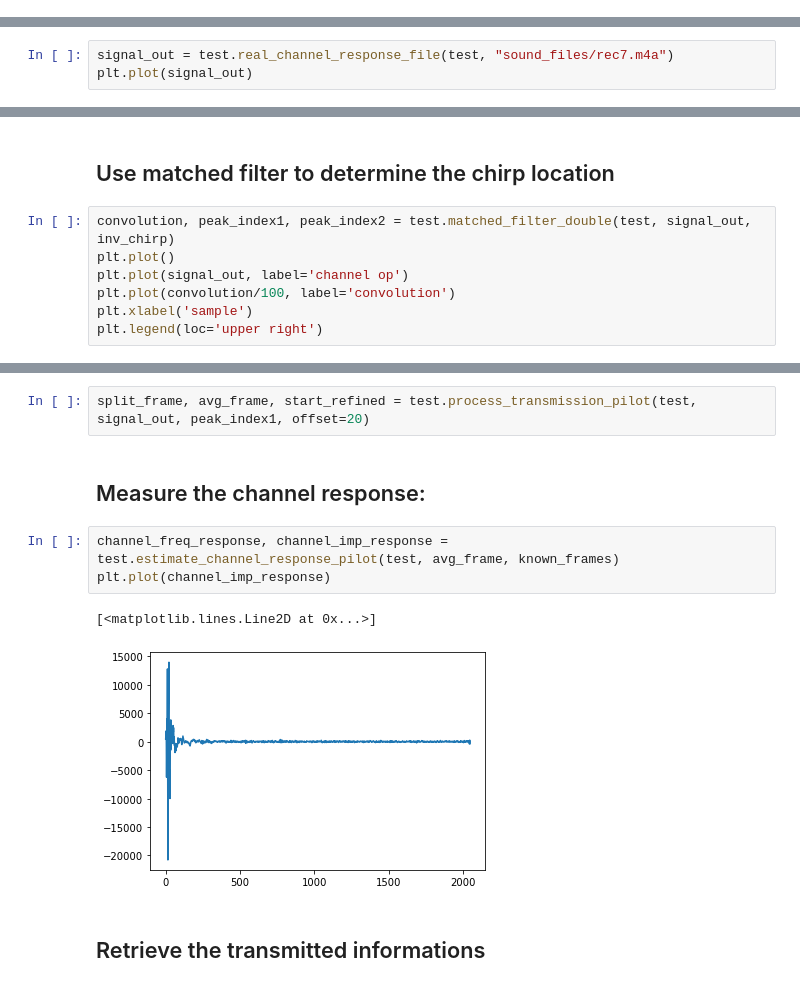
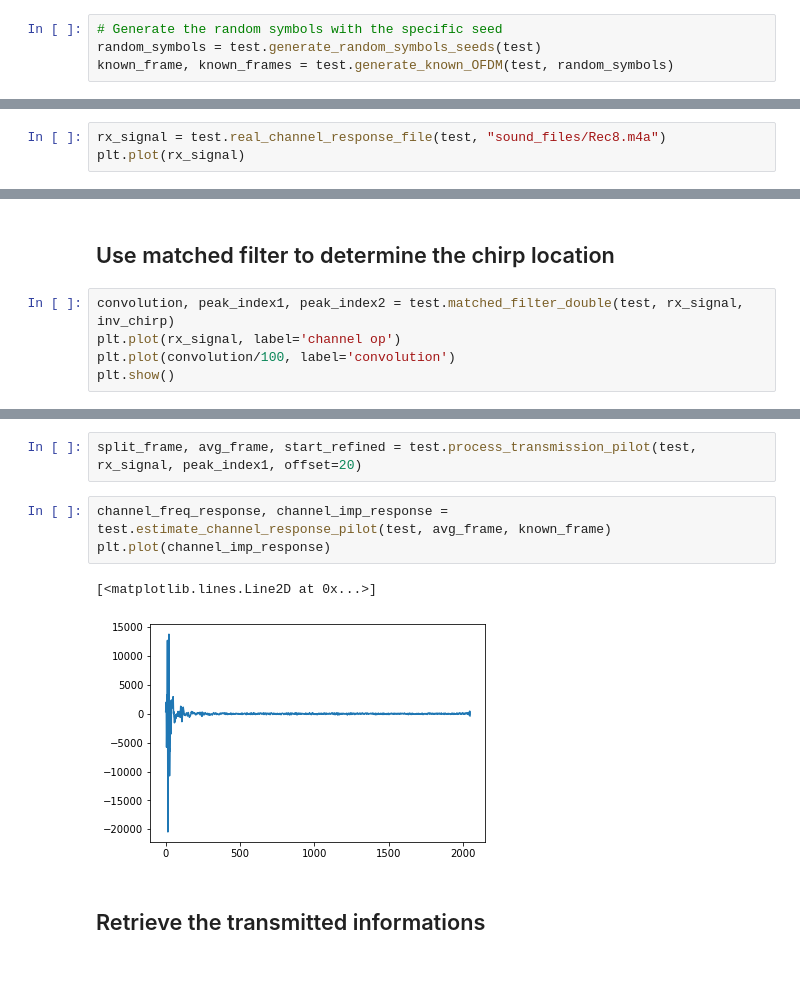
Before and after one commit to JingbiaoMei/Cambridge-Blue-Noise, a Jupyter notebook: System_setup_pilot.ipynb, the cells around one changed output, grey strips where cells are left out. Cells and saved outputs as stored; diff of their text form.

```diff
--- a/System_setup_pilot.ipynb
+++ b/System_setup_pilot.ipynb
@@ -25,3 +22,7 @@ known_frame = symbol_to_OFDMframes(random_symbols, test.N, test.prefix_no)[0] #
+# %%
+# Generate the random symbols with the specific seed
+random_symbols = test.generate_random_symbols_seeds(test)
+known_frame, known_frames = test.generate_known_OFDM(test, random_symbols)
 # %%
 chirp, inv_chirp = test.define_chirp(test)
 # %% [markdown]
@@ -43,7 +43,7 @@ Total length of the signal is: 788
 # %% [markdown]
 ## Record and load the record file
 # %%
-signal_out = test.real_channel_response_file(test, "sound_files/rec7.m4a")
-plt.plot(signal_out)
+rx_signal = test.real_channel_response_file(test, "sound_files/Rec8.m4a")
+plt.plot(rx_signal)
 # %% [output]
 [<matplotlib.lines.Line2D at 0x...>]
@@ -51,10 +51,8 @@ plt.plot(signal_out)
 # %% [markdown]
 ## Use matched filter to determine the chirp location
 # %%
-convolution, peak_index1, peak_index2 = test.matched_filter_double(test, signal_out, inv_chirp)
-plt.plot()
-plt.plot(signal_out, label='channel op')
+convolution, peak_index1, peak_index2 = test.matched_filter_double(test, rx_signal, inv_chirp)
+plt.plot(rx_signal, label='channel op')
 plt.plot(convolution/100, label='convolution')
-plt.xlabel('sample')
-plt.legend(loc='upper right')
+plt.show()
 # %% [output]
@@ -70,13 +62,11 @@ print(start)
 # %%
-split_frame, avg_frame, start_refined = test.process_transmission_pilot(test, signal_out, peak_index1, offset=20)
+split_frame, avg_frame, start_refined = test.process_transmission_pilot(test, rx_signal, peak_index1, offset=20)
-# %% [markdown]
-## Measure the channel response:
 # %%
-channel_freq_response, channel_imp_response = test.estimate_channel_response_pilot(test, avg_frame, known_frames)
+channel_freq_response, channel_imp_response = test.estimate_channel_response_pilot(test, avg_frame, known_frame)
 plt.plot(channel_imp_response)
 # %% [output]
 [<matplotlib.lines.Line2D at 0x...>]
-[figure, old version]
+[figure, new version]
 # %% [markdown]
 ## Retrieve the transmitted informations
 # %% [markdown]
```
Also changed, not shown: parts of 18 cells of this notebook, 2 other files.
